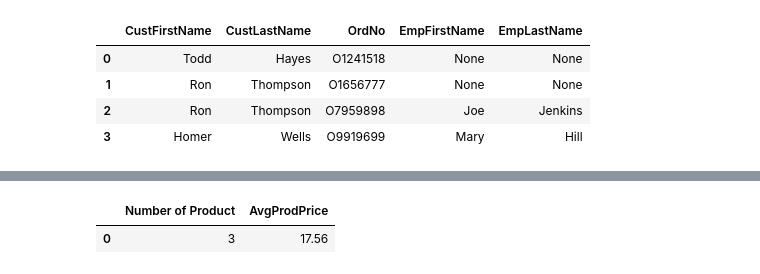
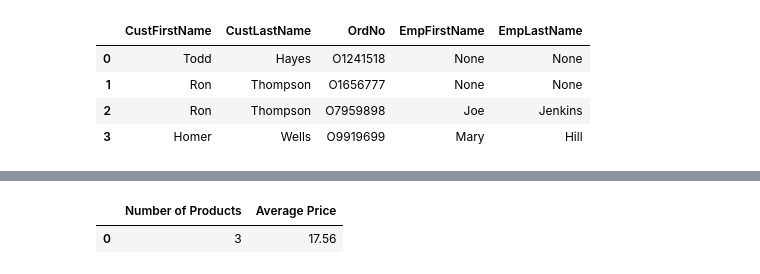
Before and after one commit to aylaismayilzada6/Data-and-Information-Engineering-ENCE24-, a Jupyter notebook: Homework3.ipynb, the cells around one changed output, grey strips where cells are left out. Cells and saved outputs as stored; diff of their text form; code cells hidden in the pictures.

```diff
--- a/Homework3.ipynb
+++ b/Homework3.ipynb
@@ -325,11 +337,15 @@ Q14
 # %%
 #15. How many product are there without ProdNextShipDate.
 #What is their average price?
-txt='''
+txt = '''
+SELECT COUNT(*) AS 'Number of Products',
+       AVG(ProdPrice) AS 'Average Price'
+FROM Product
+WHERE ProdNextShipDate IS NULL;
+'''
 
-'''
-Q15 =  psql.sqldf(txt)
+Q15 = psql.sqldf(txt)
 Q15
 # %% [output]
-|  | Number of Product | AvgProdPrice |
+|  | Number of Products | Average Price |
 | 0 | 3 | 17.56 |
```
Also changed, not shown: parts of 2 cells of this notebook.
